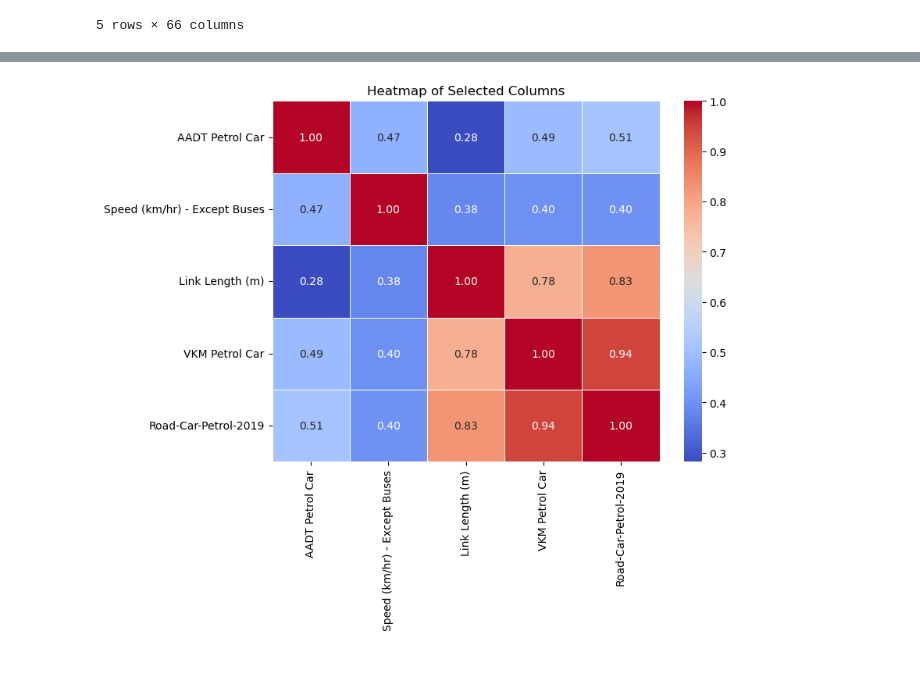
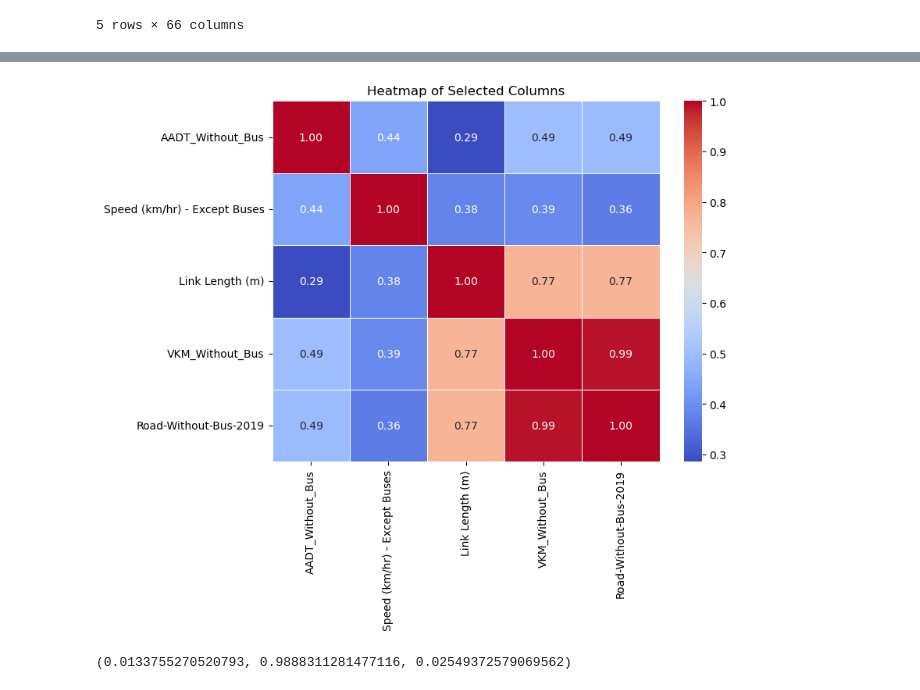
Before and after one commit to stefanopalu/MLendofmod_assignment, a Jupyter notebook: NOx_Traffic_Emission_Analysis.ipynb, the cells around one changed output, grey strips where cells are left out. Saved outputs shown, nothing was run; the diff lists cells and outputs as text; code cells hidden in the pictures.

Commit message:
Apply Machine Learning Training

```diff
--- a/NOx_Traffic_Emission_Analysis.ipynb
+++ b/NOx_Traffic_Emission_Analysis.ipynb
@@ -206,0 +201,5 @@ Length: 66, dtype: int64
+# %%
+bus_col = ['AADT 2019 - Buses','VKM 2019 - Buses','Road-TfL-Bus-2019']
+nox_all_data[bus_col] = nox_all_data[bus_col].fillna(0)
+null_data_after_replacement = nox_all_data[['AADT 2019 - Buses','VKM 2019 - Buses','Road-TfL-Bus-2019']].isnull().sum()
+nox_all_data[['AADT 2019 - Buses','VKM 2019 - Buses','Road-TfL-Bus-2019']].head(10)
@@ -277,0 +266,11 @@ clean_nox_data.head(5)
+# %%
+# Ensure modifications are applied to the original DataFrame
+clean_nox_data = clean_nox_data.copy()
+
+# Create new columns safely
+clean_nox_data['AADT_Without_Bus'] = clean_nox_data['AADT 2019 - Total'] - clean_nox_data['AADT 2019 - Buses']
+clean_nox_data['VKM_Without_Bus'] = clean_nox_data['VKM 2019 - Total'] - clean_nox_data['VKM 2019 - Buses']
+clean_nox_data['Road-Without-Bus-2019'] = clean_nox_data['Road-Total-2019'] - clean_nox_data['Road-TfL-Bus-2019']
+
+
+clean_nox_data[['AADT_Without_Bus', 'VKM_Without_Bus', 'Road-Without-Bus-2019']].head()
@@ -278,19 +284,53 @@ clean_nox_data.head(5)
 # %%
 columns_of_interest = [
-    'AADT Petrol Car',
+    'AADT_Without_Bus',
     'Speed (km/hr) - Except Buses',
     'Link Length (m)',
-    'VKM Petrol Car',
-    'Road-Car-Petrol-2019'
+    'VKM_Without_Bus',
+    'Road-Without-Bus-2019'
 ]
 
 heatmap_data = clean_nox_data[columns_of_interest].dropna()
 correlation_matrix = heatmap_data.corr()
 
 # Plot the heatmap
 plt.figure(figsize=(8, 6))
 sns.heatmap(correlation_matrix, annot=True, cmap='coolwarm', fmt='.2f', linewidths=0.5)
 plt.title('Heatmap of Selected Columns')
 plt.show()
 # %% [output]
-[figure, old version]
+[figure, new version]
+# %%
+from sklearn.model_selection import train_test_split
+from sklearn.ensemble import GradientBoostingRegressor
+from sklearn.metrics import mean_squared_error, r2_score, mean_absolute_error
+import numpy as np
+
+# Selecting relevant features and target
+features = ['AADT_Without_Bus', 'Speed (km/hr) - Except Buses', 'Link Length (m)', 'VKM_Without_Bus']
+target = 'Road-Without-Bus-2019'
+
+# Dropping rows with missing values in the selected features or target
+data = clean_nox_data.dropna(subset=features + [target])
+
+X = data[features]
+y = data[target]
+
+# Splitting data into training and testing sets
+X_train, X_test, y_train, y_test = train_test_split(X, y, test_size=0.2, random_state=42)
+
+# Training Gradient Boosting Regressor
+model = GradientBoostingRegressor(random_state=42)
+model.fit(X_train, y_train)
+
+# Making predictions
+y_pred = model.predict(X_test)
+
+# Evaluating the model
+mse = mean_squared_error(y_test, y_pred)
+r2 = r2_score(y_test, y_pred)
+mae = mean_absolute_error(y_test, y_pred)
+
+mse, r2, mae
+# %% [output]
+(0.0133755270520793, 0.9888311281477116, 0.02549372579069562)
```
Also changed, not shown: parts of 11 cells of this notebook.
